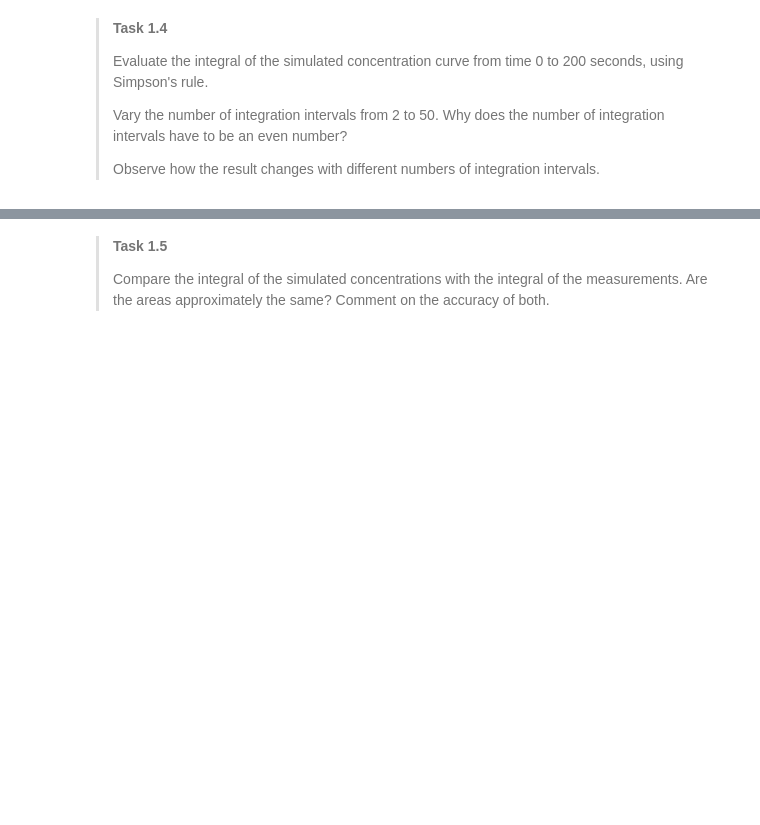
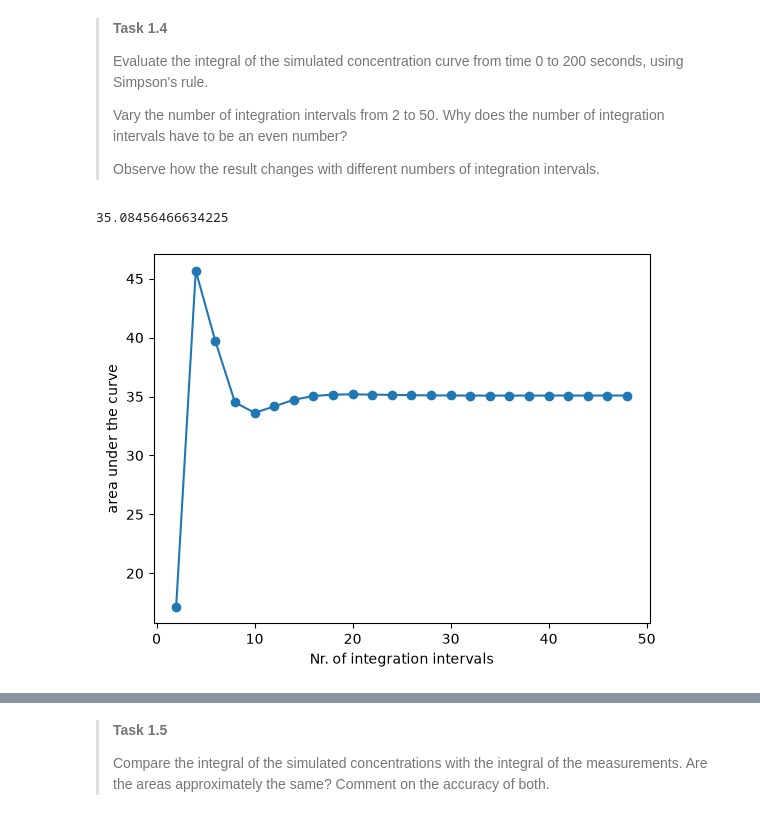
Before and after one commit to mbezmali/Workshop-Week-1.2---BEZMALINOVICH, a Jupyter notebook: 1-discharge-numerical-integration_updated.ipynb, the cells around one changed output, grey strips where cells are left out. Saved outputs shown, nothing was run; the diff lists cells and outputs as text; code cells hidden in the pictures; blank space fills up the shorter version.

```diff
--- a/1-discharge-numerical-integration_updated.ipynb
+++ b/1-discharge-numerical-integration_updated.ipynb
@@ -44,0 +45,21 @@ plt.xlabel("Time [s]")
+# %%
+LR_integration = 0
+for i in range(len(time-1)):
+    parcial_LR = (-time[i-1] + time[i]) *concentration[i-1]
+    LR_integration = LR_integration + parcial_LR
+
+print("Left Riemann sum: ", round(LR_integration,2))
+
+RR_integration = 0
+for i in range(len(time-1)):
+    parcial_RR = (-time[i-1] + time[i]) *concentration[i]
+    RR_integration = RR_integration + parcial_RR
+
+print("Right Riemann sum: ",RR_integration)
+
+TR_integration = 0
+for i in range(len(time-1)):
+    parcial_TR = (time[i] - time[i-1]) *(concentration[i] + concentration [i-1])/2
+    TR_integration = TR_integration + parcial_TR
+
+print("Trapezoidal rule: ", TR_integration)
@@ -116,6 +151,27 @@ plt.legend()
+# %%
+SR_integration = []
+intervals = np.arange(2, 50, step=2)
+t_end = time[-1]
+
+for i in intervals:
+    dt = t_end / i
+    t = np.linspace(0, t_end, i+1)
+    f_evaluated = advection_dispersion(t, x, v, D, mass, area)
+    terms = [
+        (f_evaluated[2 * j - 2] + 4 * f_evaluated[2 * j - 1] + f_evaluated[2 * j]) / 6 * 2 * dt
+        for j in range(1, i // 2 + 1)
+    ]
+    integral = sum(terms)
+    SR_integration.append(integral)
+
+print(integral)
+# %% [output]
+35.08456466634225
 # %%
-plt.plot(### YOUR CODE HERE ###, ### YOUR CODE HERE ###, marker="o")
+plt.plot(intervals, SR_integration, marker="o")
 plt.xlabel("Nr. of integration intervals")
 plt.ylabel("area under the curve");
+# %% [output]
+[figure, added]
 # %%
 print(integrals[-1])
```
Also changed, not shown: parts of 10 cells of this notebook, 1 other file.
